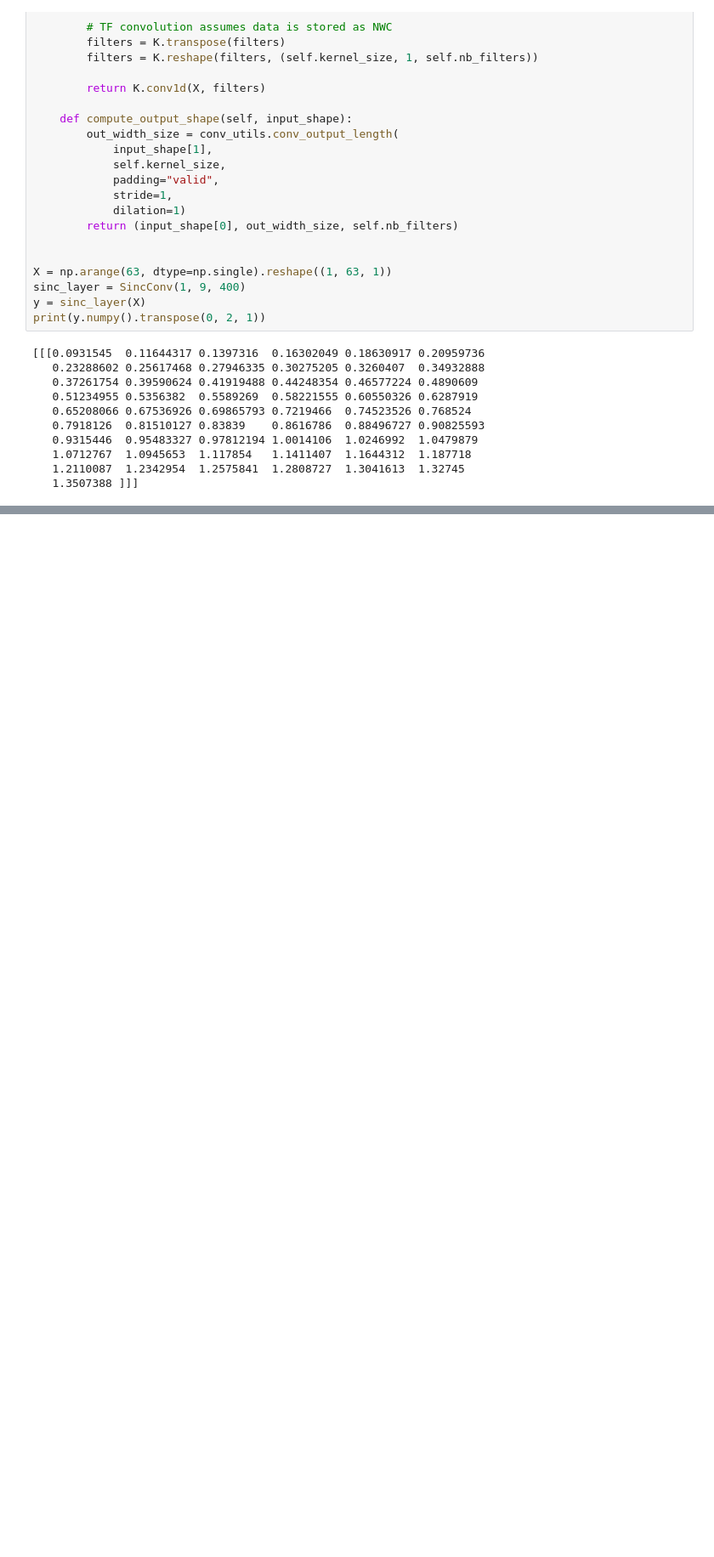
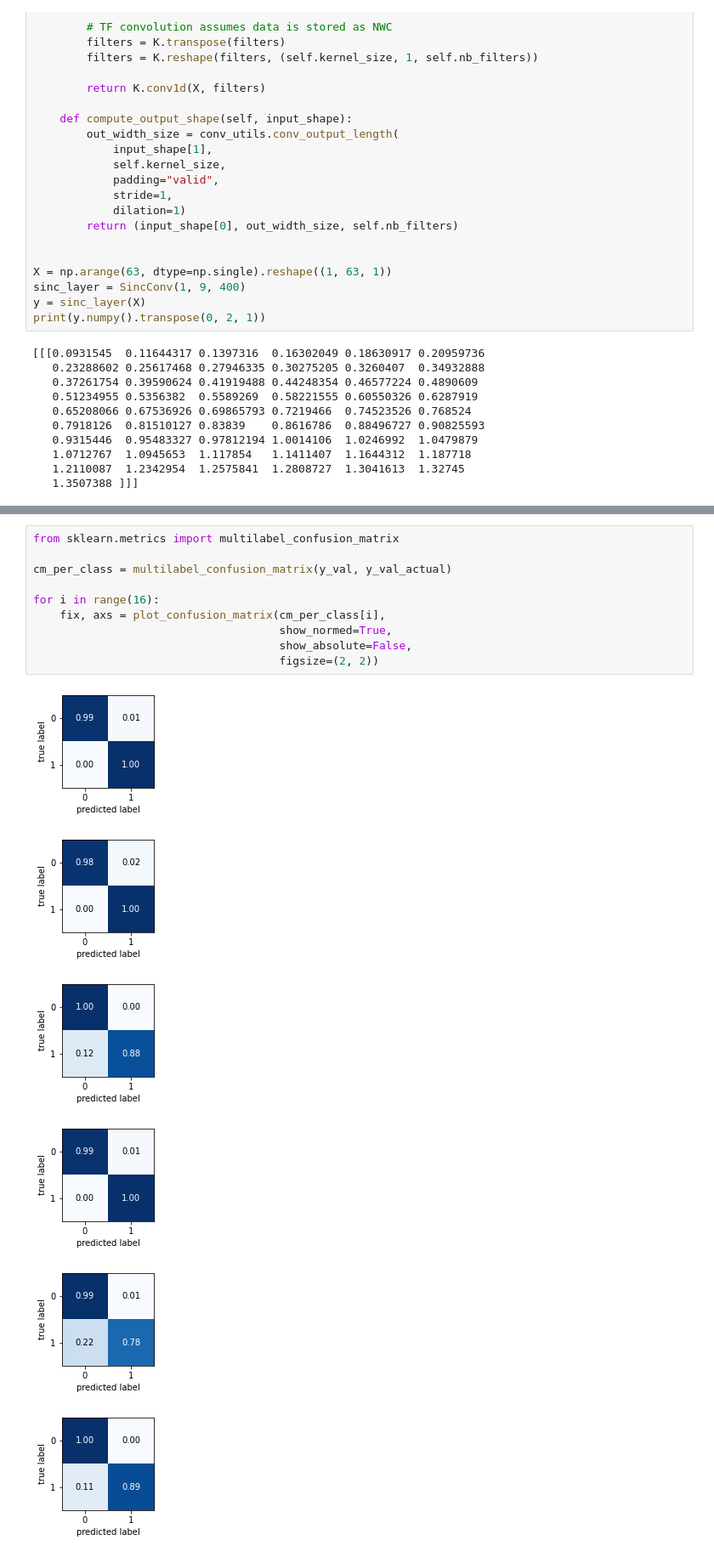
Before and after one commit to theolepage/keras-sincnet, a Jupyter notebook: keras_sincnet.ipynb, the cells around one changed output, grey strips where cells are left out. Shown at 85% size. Saved outputs shown, nothing was run; the diff lists cells and outputs as text; blank space fills up the shorter version.

```diff
--- a/keras_sincnet.ipynb
+++ b/keras_sincnet.ipynb
@@ -289,0 +604,17 @@ print(y.numpy().transpose(0, 2, 1))
+# %%
+from sklearn.metrics import multilabel_confusion_matrix
+
+cm_per_class = multilabel_confusion_matrix(y_val, y_val_actual)
+
+for i in range(16):
+    fix, axs = plot_confusion_matrix(cm_per_class[i],
+                                     show_normed=True,
+                                     show_absolute=False,
+                                     figsize=(2, 2))
+# %% [output]
+[figure, added]
+[figure, added]
+[figure, added]
+[figure, added]
+[figure, added]
+[figure, added]
```
Also changed, not shown: parts of 38 cells of this notebook.
